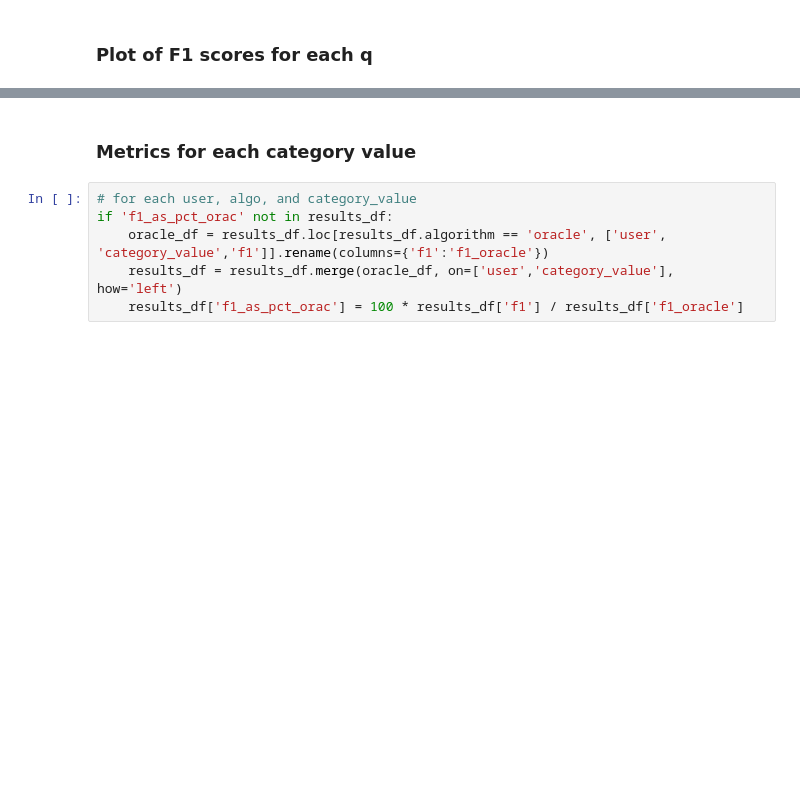
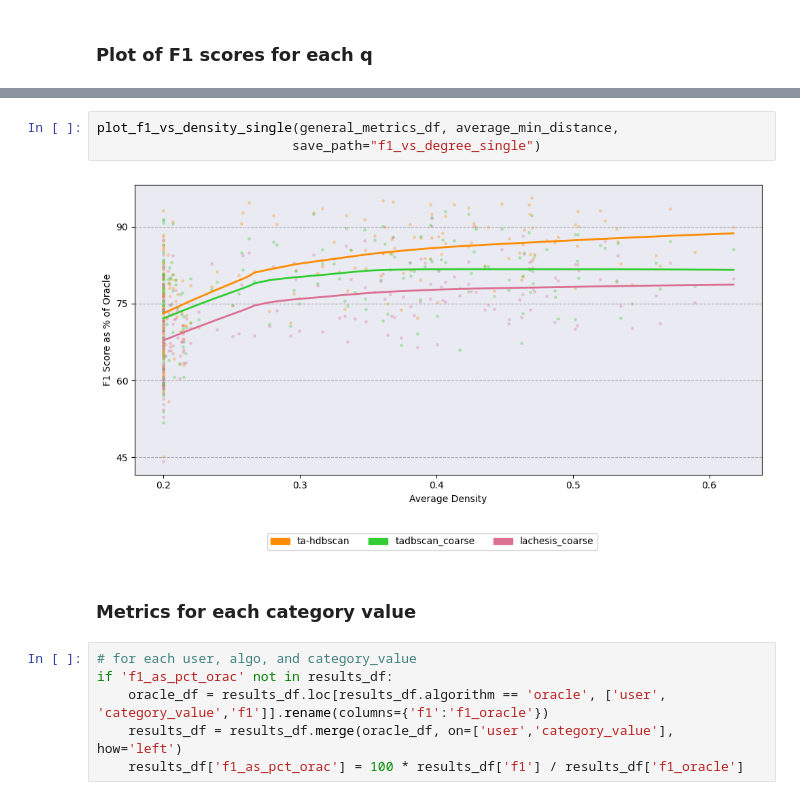
Before and after one commit to Watts-Lab/nomad, a Jupyter notebook: examples/research/visitation_join.ipynb, the cells around one changed output, grey strips where cells are left out. Cells and saved outputs as stored; diff of their text form; blank space fills up the shorter version.

```diff
--- a/examples/research/visitation_join.ipynb
+++ b/examples/research/visitation_join.ipynb
@@ -499,3 +1065,8 @@ plot_f1_vs_q(general_metrics_df, completeness_df,
+# %%
+plot_f1_vs_density_single(general_metrics_df, average_min_distance,
+                         save_path="f1_vs_degree_single")
+# %% [output]
+[figure, added]
 # %% [markdown]
 ### Metrics for each category value
 # %%
```
Also changed, not shown: parts of 30 cells of this notebook, 4 other files.
